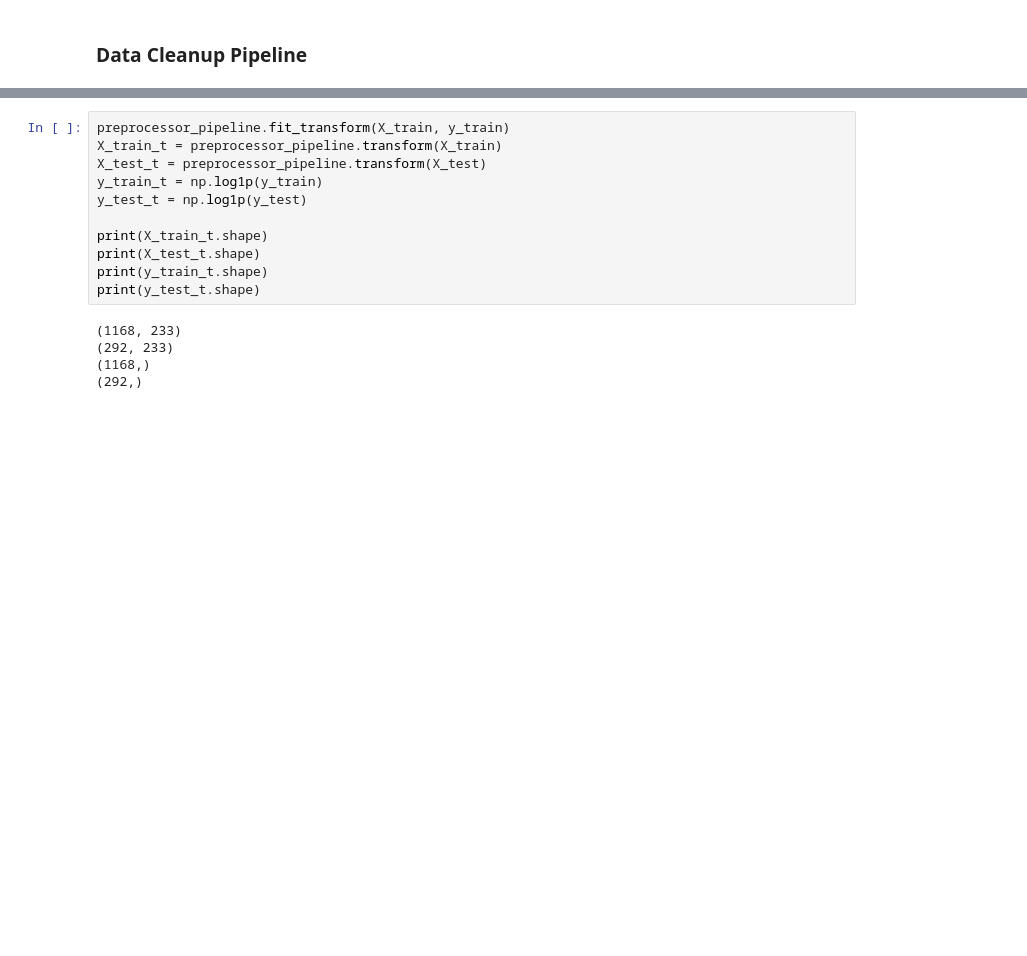
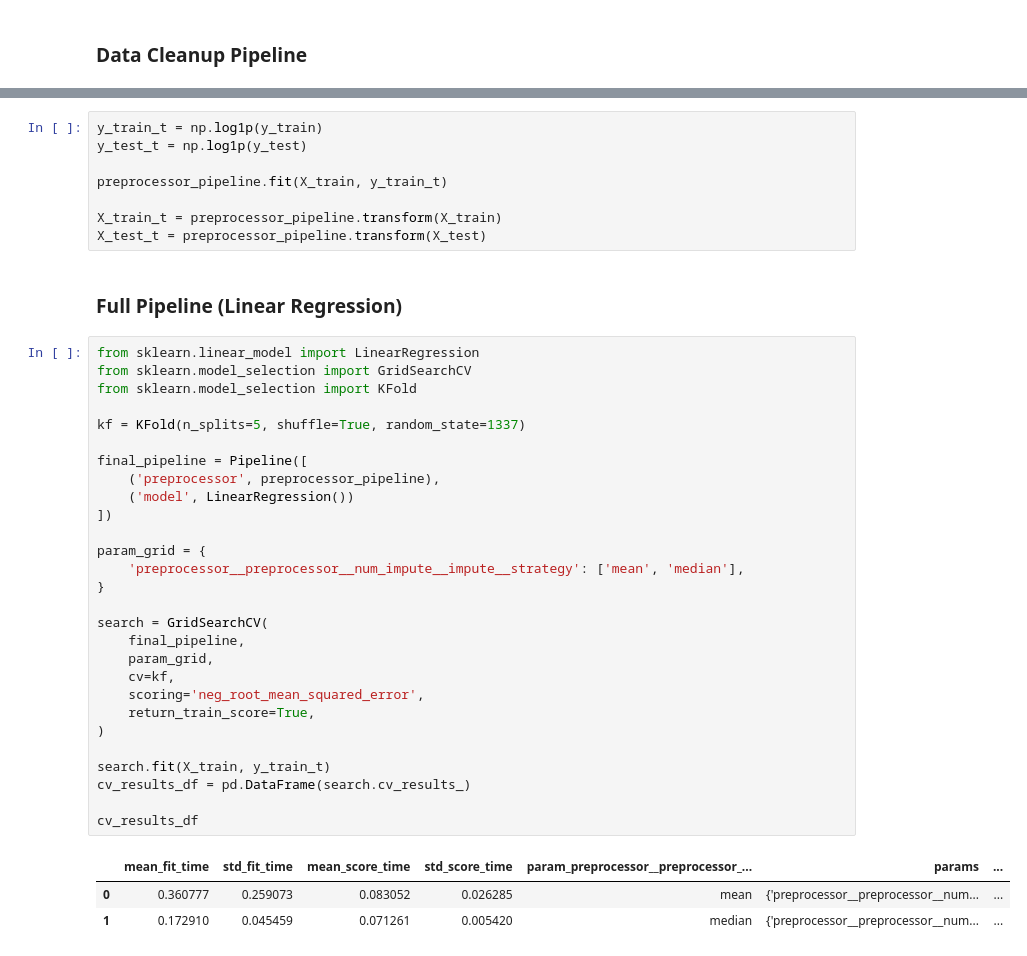
Before and after one commit to SandroBolkvadze/House-Prices-Kaggle-Competition, a Jupyter notebook: preprocessing.ipynb, the cells around one changed output, grey strips where cells are left out. Saved outputs shown, nothing was run; the diff lists cells and outputs as text; blank space fills up the shorter version.

```diff
--- a/preprocessing.ipynb
+++ b/preprocessing.ipynb
@@ -248,19 +342,45 @@ Pipeline(steps=[('preprocessor',
                                                  ('drop', 'drop', ['Id'])],
                                    verbose_feature_names_out=False))])
-# %%
-preprocessor_pipeline.fit_transform(X_train, y_train)
-X_train_t = preprocessor_pipeline.transform(X_train)
-X_test_t = preprocessor_pipeline.transform(X_test)
-y_train_t = np.log1p(y_train)
-y_test_t = np.log1p(y_test)
-
-print(X_train_t.shape)
-print(X_test_t.shape)
-print(y_train_t.shape)
-print(y_test_t.shape)
-# %% [output]
-(1168, 233)
-(292, 233)
-(1168,)
-(292,)
+# %%
+y_train_t = np.log1p(y_train)
+y_test_t = np.log1p(y_test)
+
+preprocessor_pipeline.fit(X_train, y_train_t)
+
+X_train_t = preprocessor_pipeline.transform(X_train)
+X_test_t = preprocessor_pipeline.transform(X_test)
+# %% [markdown]
+### Full Pipeline (Linear Regression) ###
+# %%
+from sklearn.linear_model import LinearRegression
+from sklearn.model_selection import GridSearchCV
+from sklearn.model_selection import KFold
+
+kf = KFold(n_splits=5, shuffle=True, random_state=1337)
+
+final_pipeline = Pipeline([
+    ('preprocessor', preprocessor_pipeline),
+    ('model', LinearRegression())
+])
+
+param_grid = {
+    'preprocessor__preprocessor__num_impute__impute__strategy': ['mean', 'median'],
+}
+
+search = GridSearchCV(
+    final_pipeline,
+    param_grid,
+    cv=kf,
+    scoring='neg_root_mean_squared_error',
+    return_train_score=True,
+)
+
+search.fit(X_train, y_train_t)
+cv_results_df = pd.DataFrame(search.cv_results_)
+
+cv_results_df
+# %% [output]
+|  | mean_fit_time | std_fit_time | mean_score_time | std_score_time | param_preprocessor__preprocessor_... | params | ... |
+| 0 | 0.360777 | 0.259073 | 0.083052 | 0.026285 | mean | {'preprocessor__preprocessor__num... | ... |
+| 1 | 0.172910 | 0.045459 | 0.071261 | 0.005420 | median | {'preprocessor__preprocessor__num... | ... |
 # %% [markdown]
```
Also changed, not shown: parts of 27 cells of this notebook, 3 other files.
